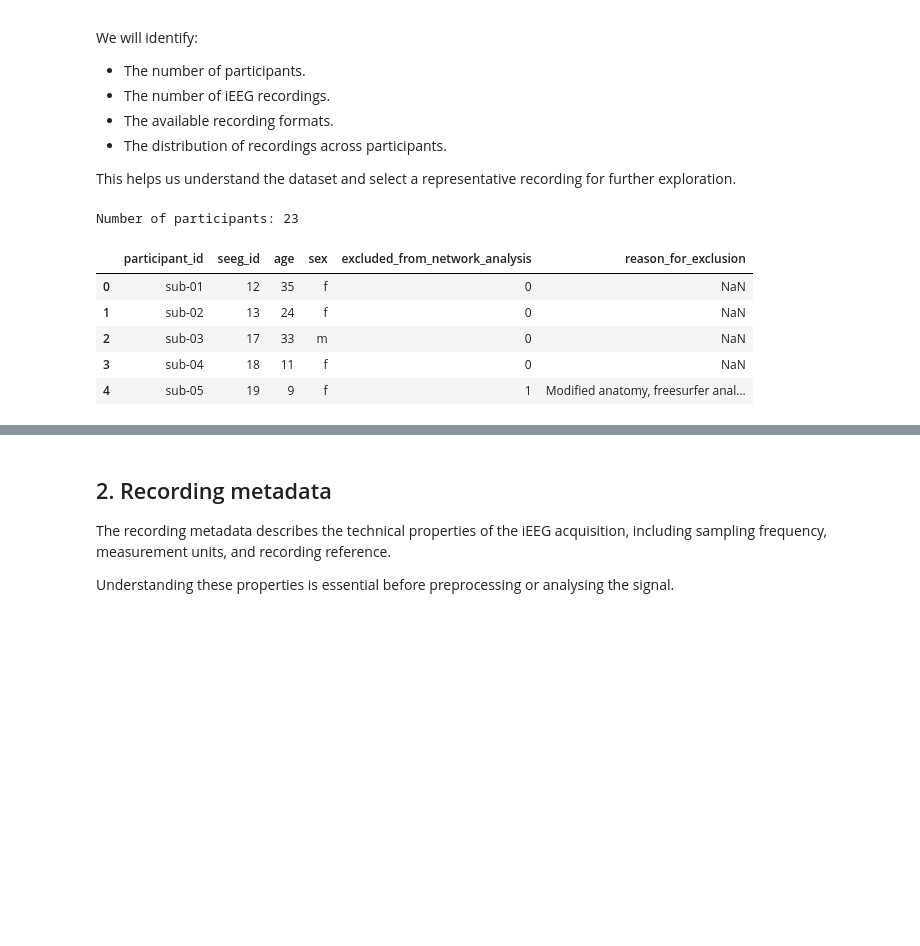
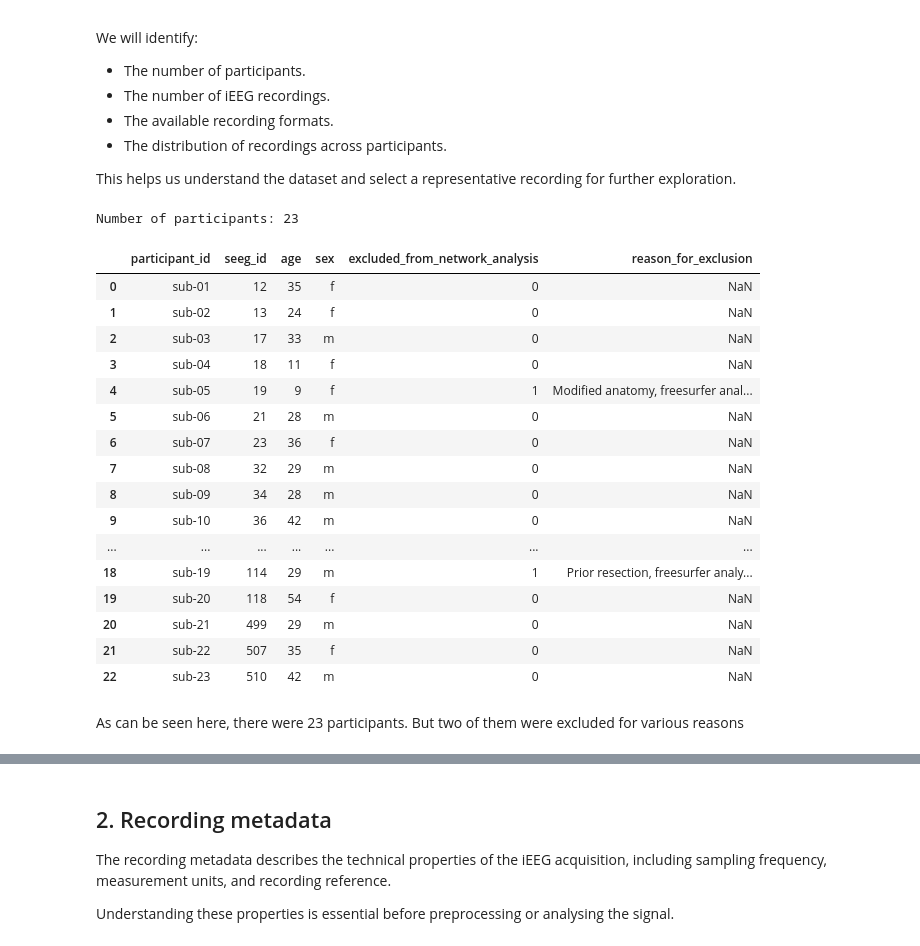
Before and after one commit to Tonet21/seeg-signal-analysis, a Jupyter notebook: notebooks/01_dataset_exploration.ipynb, the cells around one changed output, grey strips where cells are left out. Drawn from its saved outputs; the diff is of its cells as text; code cells hidden in the pictures; blank space fills up the shorter version.

```diff
--- a/notebooks/01_dataset_exploration.ipynb
+++ b/notebooks/01_dataset_exploration.ipynb
@@ -97,20 +93,33 @@ recording for further exploration.
 # %%
 
 participants_file = RAW_DATA_DIR / "participants.tsv"
 
 participants = pd.read_csv(participants_file, sep="\t")
 
 print(f"Number of participants: {len(participants)}")
 
-display(participants.head())
+display(participants)
 # %% [output]
 Number of participants: 23
 |  | participant_id | seeg_id | age | sex | excluded_from_network_analysis | reason_for_exclusion |
 | 0 | sub-01 | 12 | 35 | f | 0 | NaN |
 | 1 | sub-02 | 13 | 24 | f | 0 | NaN |
 | 2 | sub-03 | 17 | 33 | m | 0 | NaN |
 | 3 | sub-04 | 18 | 11 | f | 0 | NaN |
 | 4 | sub-05 | 19 | 9 | f | 1 | Modified anatomy, freesurfer anal... |
+| 5 | sub-06 | 21 | 28 | m | 0 | NaN |
+| 6 | sub-07 | 23 | 36 | f | 0 | NaN |
+| 7 | sub-08 | 32 | 29 | m | 0 | NaN |
+| 8 | sub-09 | 34 | 28 | m | 0 | NaN |
+| 9 | sub-10 | 36 | 42 | m | 0 | NaN |
+| ... | ... | ... | ... | ... | ... | ... |
+| 18 | sub-19 | 114 | 29 | m | 1 | Prior resection, freesurfer analy... |
+| 19 | sub-20 | 118 | 54 | f | 0 | NaN |
+| 20 | sub-21 | 499 | 29 | m | 0 | NaN |
+| 21 | sub-22 | 507 | 35 | f | 0 | NaN |
+| 22 | sub-23 | 510 | 42 | m | 0 | NaN |
+# %% [markdown]
+As can be seen here, there were 23 participants. But two of them were excluded for various reasons
 # %%
 
 # Find all iEEG directories
```
Also changed, not shown: parts of 18 cells of this notebook.
